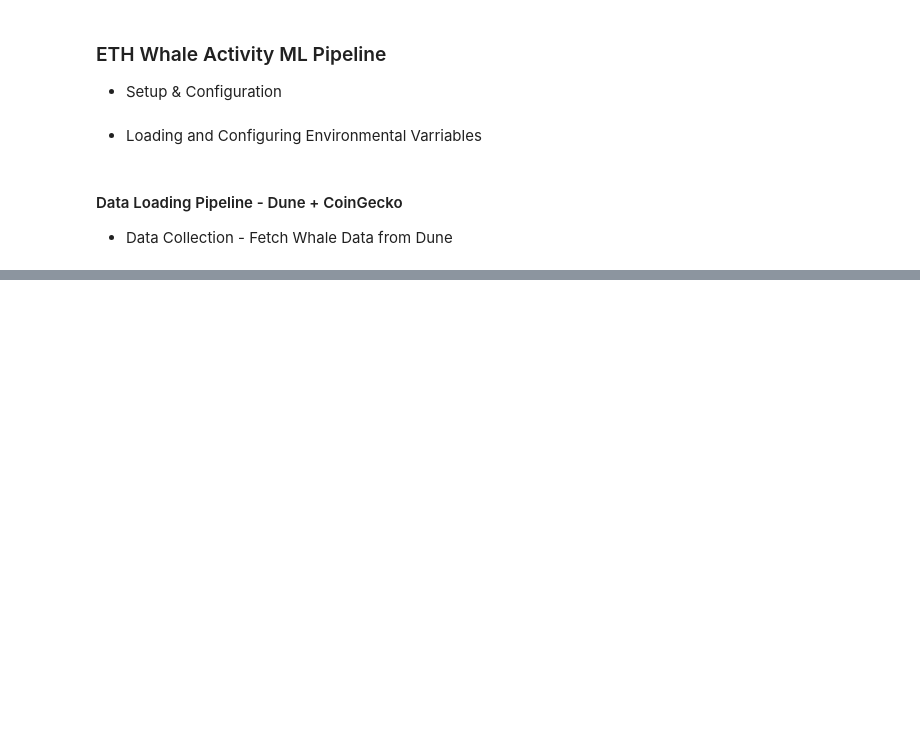
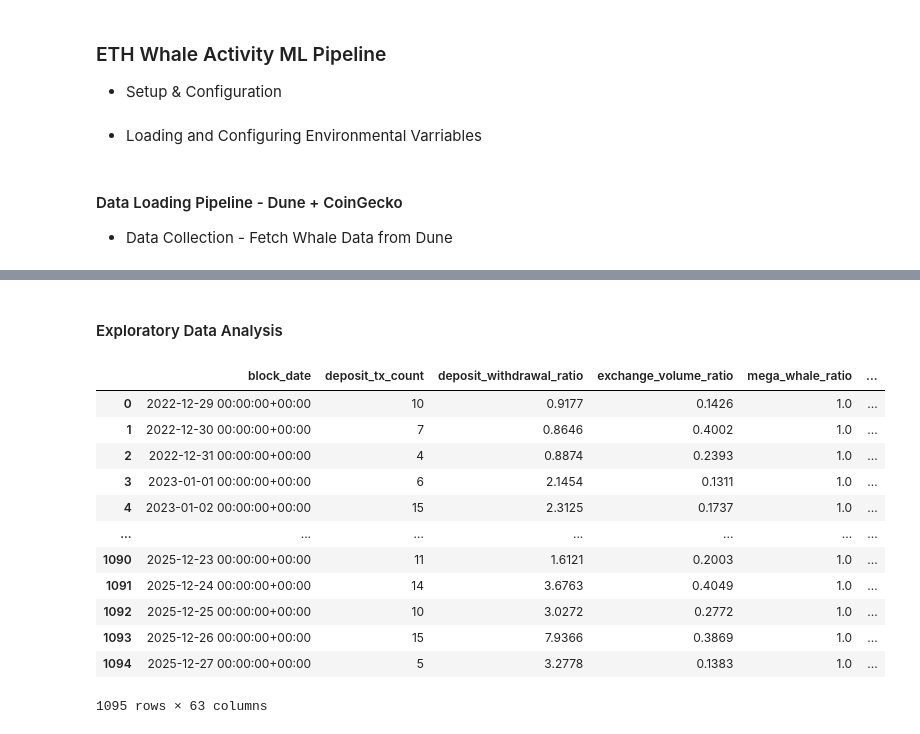
Before and after one commit to FirstBML/Whale-Movement-Based-Price-Direction-Generator-V2, a Jupyter notebook: WhalesIntent/Intent/NoteBook.ipynb, the cells around one changed output, grey strips where cells are left out. Drawn from its saved outputs; the diff is of its cells as text; code cells hidden in the pictures; blank space fills up the shorter version.

```diff
--- a/WhalesIntent/Intent/NoteBook.ipynb
+++ b/WhalesIntent/Intent/NoteBook.ipynb
@@ -1499,0 +432,18 @@ Lift             0.006471  0.023472
+# %% [markdown]
+#### Exploratory Data Analysis
+# %%
+pd.read_csv('data/ml_ready_dataset.csv')
+# %% [output]
+|  | block_date | deposit_tx_count | deposit_withdrawal_ratio | exchange_volume_ratio | mega_whale_ratio | ... |
+| 0 | 2022-12-29 00:00:00+00:00 | 10 | 0.9177 | 0.1426 | 1.0 | ... |
+| 1 | 2022-12-30 00:00:00+00:00 | 7 | 0.8646 | 0.4002 | 1.0 | ... |
+| 2 | 2022-12-31 00:00:00+00:00 | 4 | 0.8874 | 0.2393 | 1.0 | ... |
+| 3 | 2023-01-01 00:00:00+00:00 | 6 | 2.1454 | 0.1311 | 1.0 | ... |
+| 4 | 2023-01-02 00:00:00+00:00 | 15 | 2.3125 | 0.1737 | 1.0 | ... |
+| ... | ... | ... | ... | ... | ... | ... |
+| 1090 | 2025-12-23 00:00:00+00:00 | 11 | 1.6121 | 0.2003 | 1.0 | ... |
+| 1091 | 2025-12-24 00:00:00+00:00 | 14 | 3.6763 | 0.4049 | 1.0 | ... |
+| 1092 | 2025-12-25 00:00:00+00:00 | 10 | 3.0272 | 0.2772 | 1.0 | ... |
+| 1093 | 2025-12-26 00:00:00+00:00 | 15 | 7.9366 | 0.3869 | 1.0 | ... |
+| 1094 | 2025-12-27 00:00:00+00:00 | 5 | 3.2778 | 0.1383 | 1.0 | ... |
+1095 rows × 63 columns
```
Also changed, not shown: parts of 51 cells of this notebook, 22 other files.
